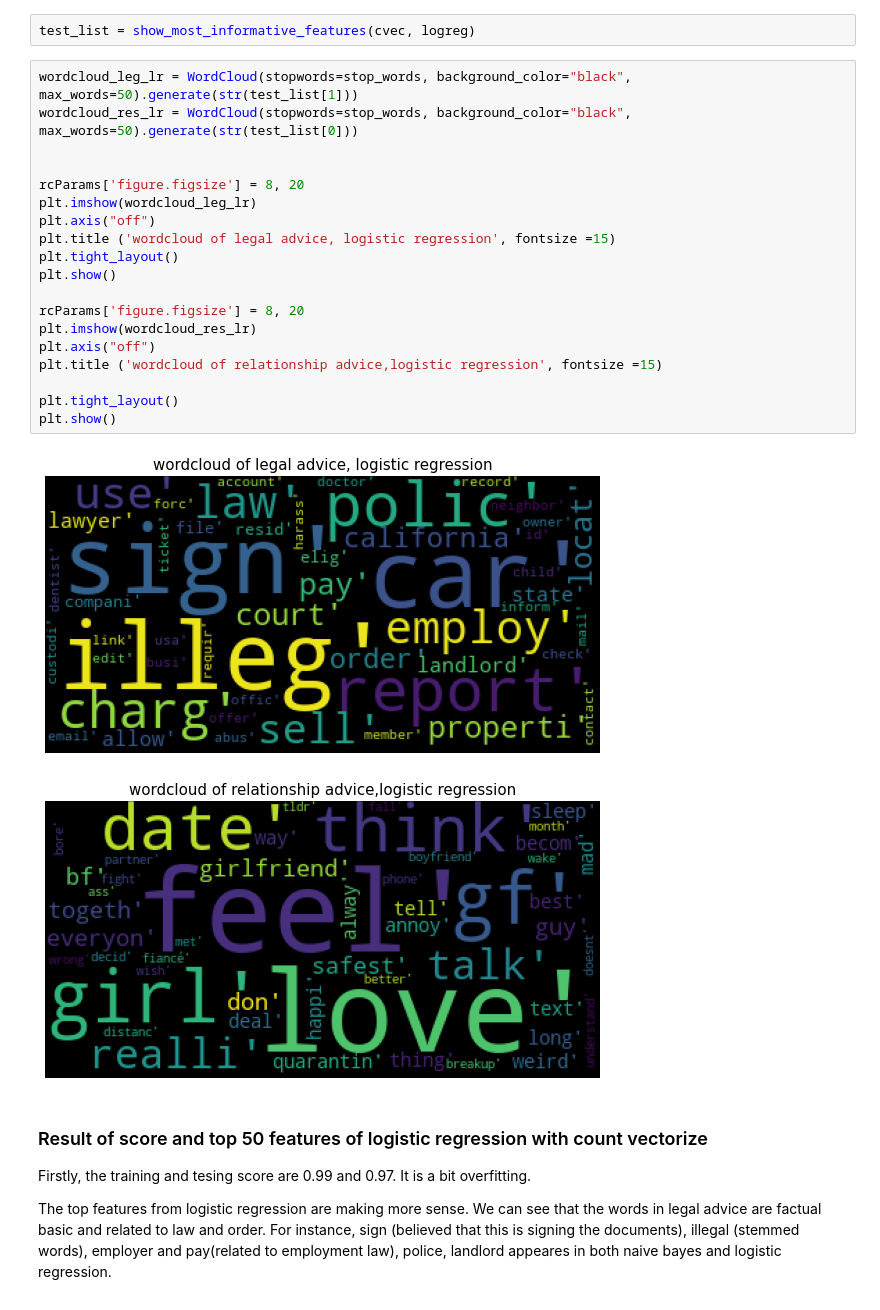
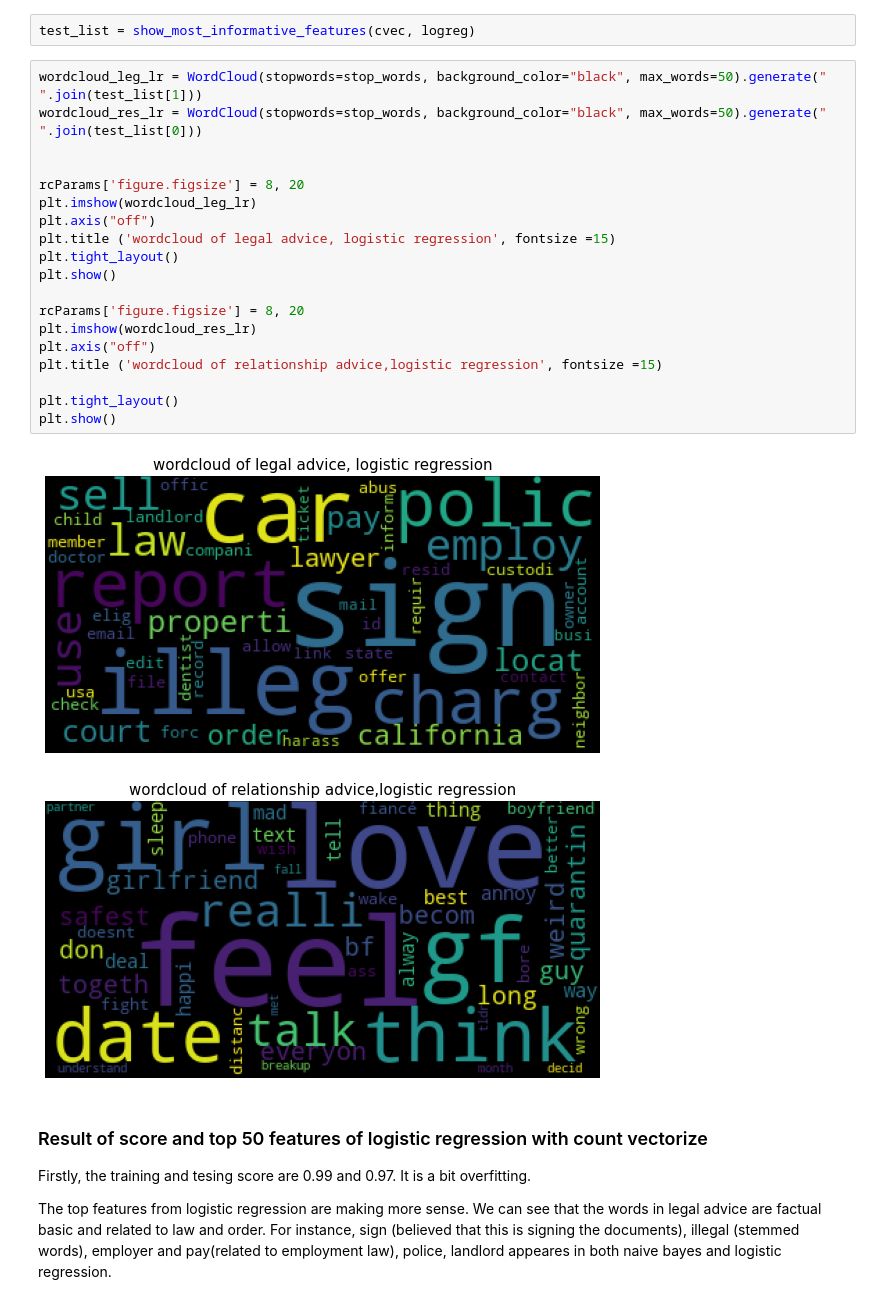
Before and after one commit to PeggyMan/DSI_projects, a Jupyter notebook: Project_3/code/Project 3 - data cleaning and EDA.ipynb, the cells around one changed output. Cells and saved outputs as stored; diff of their text form.

```diff
--- a/Project_3/code/Project 3 - data cleaning and EDA.ipynb
+++ b/Project_3/code/Project 3 - data cleaning and EDA.ipynb
@@ -1157,27 +1158,27 @@ def show_most_informative_features(vectorizer, clf, n=50):
 # %%
 test_list = show_most_informative_features(cvec, logreg)
 # %%
-wordcloud_leg_lr = WordCloud(stopwords=stop_words, background_color="black", max_words=50).generate(str(test_list[1]))
-wordcloud_res_lr = WordCloud(stopwords=stop_words, background_color="black", max_words=50).generate(str(test_list[0]))
+wordcloud_leg_lr = WordCloud(stopwords=stop_words, background_color="black", max_words=50).generate(" ".join(test_list[1]))
+wordcloud_res_lr = WordCloud(stopwords=stop_words, background_color="black", max_words=50).generate(" ".join(test_list[0]))
 
 
 rcParams['figure.figsize'] = 8, 20
 plt.imshow(wordcloud_leg_lr)
 plt.axis("off")
 plt.title ('wordcloud of legal advice, logistic regression', fontsize =15)
 plt.tight_layout()
 plt.show()
 
 rcParams['figure.figsize'] = 8, 20
 plt.imshow(wordcloud_res_lr)
 plt.axis("off")
 plt.title ('wordcloud of relationship advice,logistic regression', fontsize =15)
 
 plt.tight_layout()
 plt.show()
 # %% [output]
-[figure, old version]
+[figure, new version]
-[figure, old version]
+[figure, new version]
 # %% [markdown]
 ### Result of score and top 50 features of logistic regression with count vectorize
 
```
Also changed, not shown: parts of 9 cells of this notebook.
